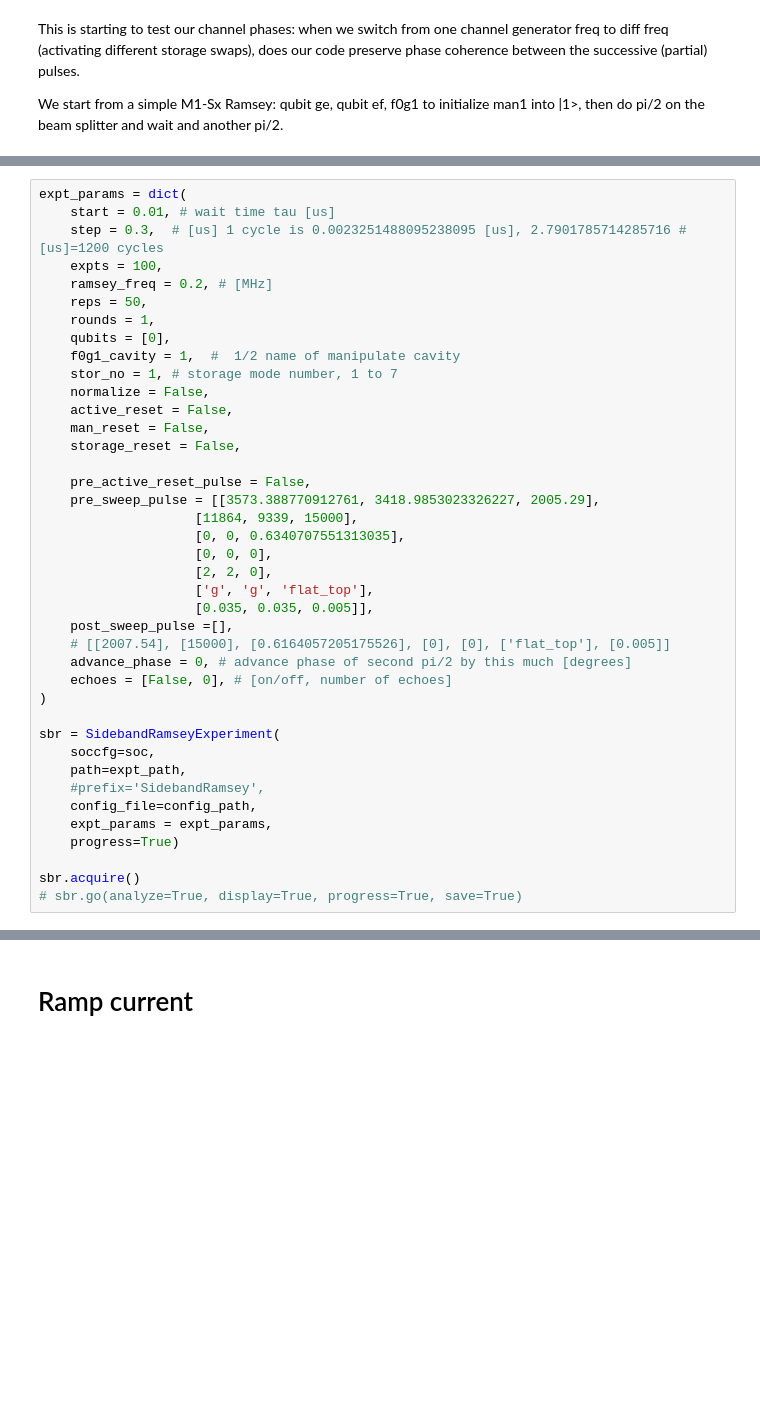
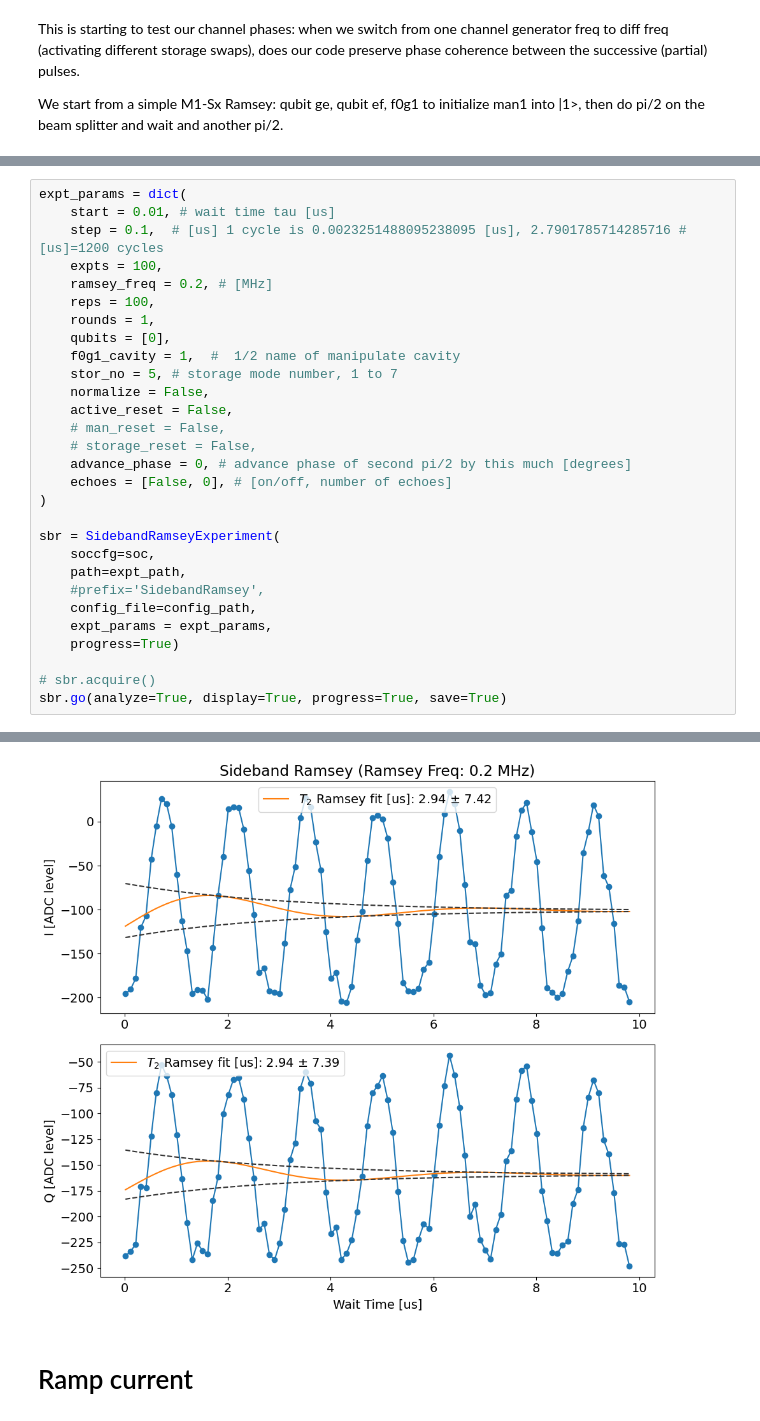
Before and after one commit to SchusterLab/multimode_expts, a Jupyter notebook: qsim_experiments.ipynb, the cells around one changed output, grey strips where cells are left out. Drawn from its saved outputs; the diff is of its cells as text; blank space fills up the shorter version.

```diff
--- a/qsim_experiments.ipynb
+++ b/qsim_experiments.ipynb
@@ -223,29 +194,18 @@ importing from path  C:\_Lib\python\multimode_expts\experiments\two_qubit
 # %%
 expt_params = dict(
     start = 0.01, # wait time tau [us]
-    step = 0.3,  # [us] 1 cycle is 0.0023251488095238095 [us], 2.7901785714285716 # [us]=1200 cycles
+    step = 0.1,  # [us] 1 cycle is 0.0023251488095238095 [us], 2.7901785714285716 # [us]=1200 cycles
     expts = 100,
     ramsey_freq = 0.2, # [MHz]
-    reps = 50,
+    reps = 100,
     rounds = 1,
     qubits = [0],
     f0g1_cavity = 1,  #  1/2 name of manipulate cavity
-    stor_no = 1, # storage mode number, 1 to 7
+    stor_no = 5, # storage mode number, 1 to 7
     normalize = False,
     active_reset = False,
-    man_reset = False,
-    storage_reset = False,
-
-    pre_active_reset_pulse = False,
-    pre_sweep_pulse = [[3573.388770912761, 3418.9853023326227, 2005.29],
-                    [11864, 9339, 15000],
-                    [0, 0, 0.6340707551313035],
-                    [0, 0, 0],
-                    [2, 2, 0],
-                    ['g', 'g', 'flat_top'],
-                    [0.035, 0.035, 0.005]],
-    post_sweep_pulse =[],
-    # [[2007.54], [15000], [0.6164057205175526], [0], [0], ['flat_top'], [0.005]]
+    # man_reset = False,
+    # storage_reset = False,
     advance_phase = 0, # advance phase of second pi/2 by this much [degrees]
     echoes = [False, 0], # [on/off, number of echoes]
 )
@@ -258,5 +218,6 @@ sbr = SidebandRamseyExperiment(
     expt_params = expt_params,
     progress=True)
 
-sbr.acquire()
-# sbr.go(analyze=True, display=True, progress=True, save=True)
+# sbr.acquire()
+sbr.go(analyze=True, display=True, progress=True, save=True)
+# %% [output]
@@ -263,3 +245,4 @@ sbr.acquire()
+[figure, added]
 # %% [markdown]
 # Ramp current
 # %%
```
Also changed, not shown: parts of 3 cells of this notebook, 2 other files.
